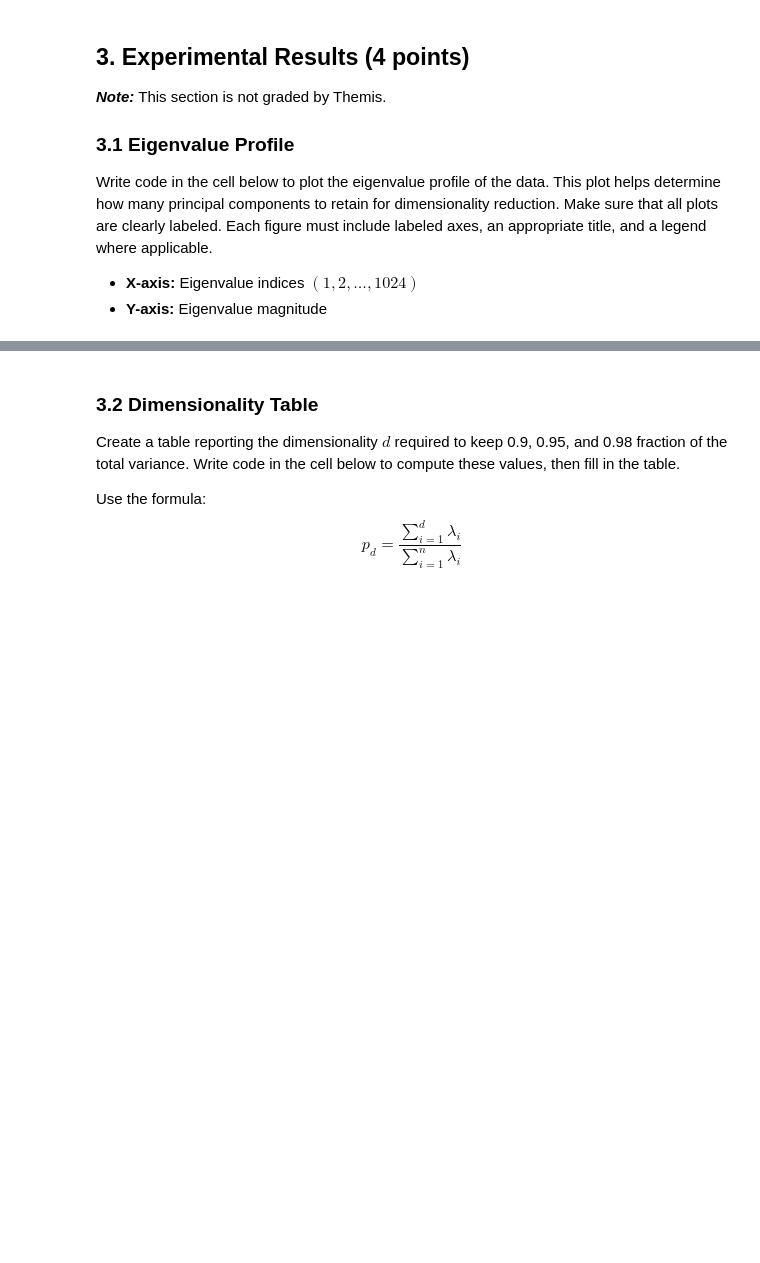
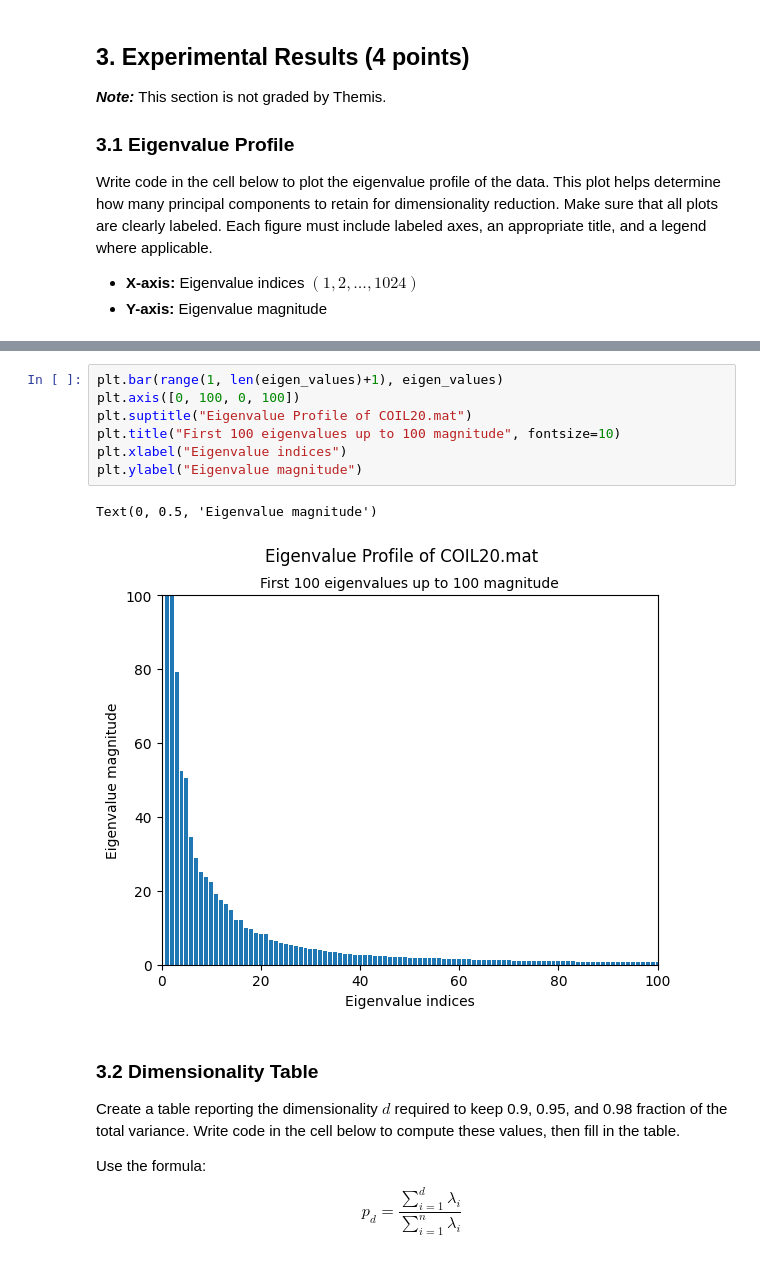
Before and after one commit to TheKingBlue/IntroductionToML, a Jupyter notebook: Assignment1/Assignment1.ipynb, the cells around one changed output, grey strips where cells are left out. Cells and saved outputs as stored; diff of their text form; blank space fills up the shorter version.

```diff
--- a/Assignment1/Assignment1.ipynb
+++ b/Assignment1/Assignment1.ipynb
@@ -212,6 +212,16 @@ plt.ylabel("Eigenvalue magnitude")
 plt.grid()
 # %% [output]
 [figure]
+# %%
+plt.bar(range(1, len(eigen_values)+1), eigen_values)
+plt.axis([0, 100, 0, 100])
+plt.suptitle("Eigenvalue Profile of COIL20.mat")
+plt.title("First 100 eigenvalues up to 100 magnitude", fontsize=10)
+plt.xlabel("Eigenvalue indices")
+plt.ylabel("Eigenvalue magnitude")
+# %% [output]
+Text(0, 0.5, 'Eigenvalue magnitude')
+[figure, added]
 # %% [markdown]
 ### 3.2 Dimensionality Table
 
```
Also changed, not shown: parts of 1 cell of this notebook.
